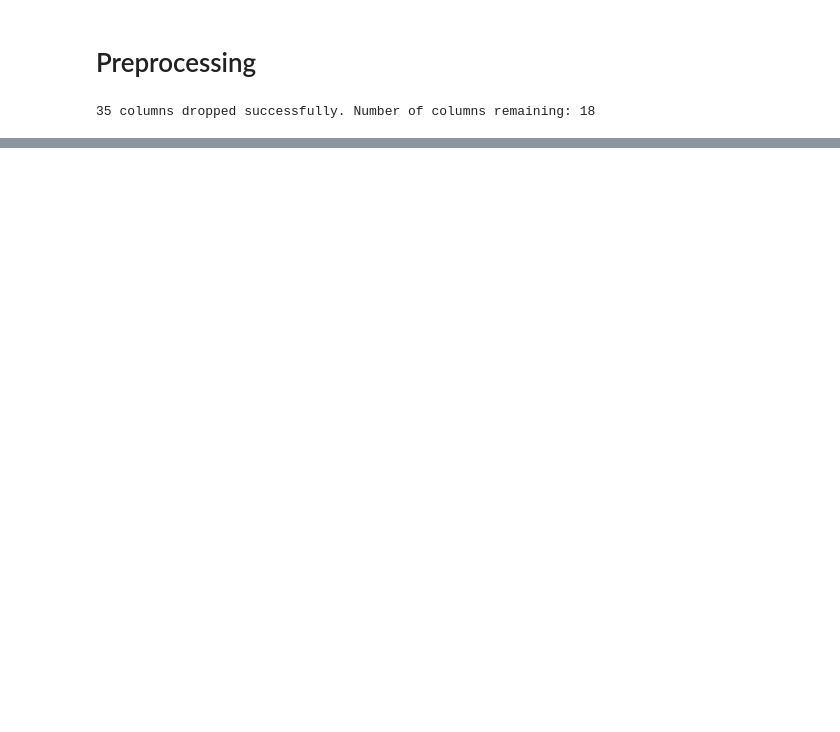
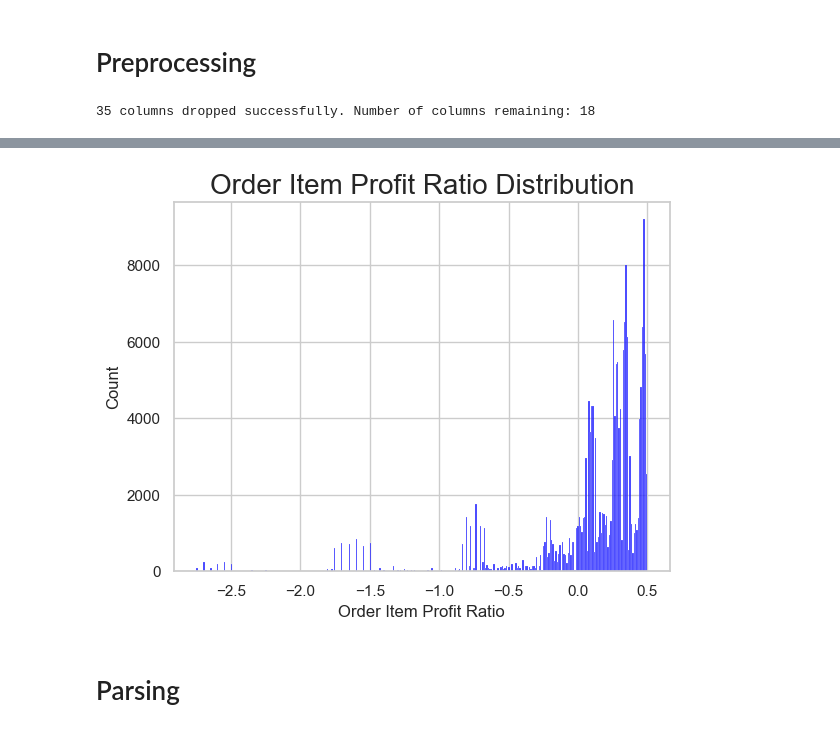
Before and after one commit to jp3tty/Supplier_Analysis, a Jupyter notebook: notebooks/eda_notebook.ipynb, the cells around one changed output, grey strips where cells are left out. Saved outputs shown, nothing was run; the diff lists cells and outputs as text; code cells hidden in the pictures; blank space fills up the shorter version.

```diff
--- a/notebooks/eda_notebook.ipynb
+++ b/notebooks/eda_notebook.ipynb
@@ -125,0 +177,11 @@ dataset = drop_columns(dataset, columns_to_drop)
+# %%
+def quant_count(num_var, title):
+    sns.histplot(dataset[num_var], kde = False, color = 'Blue')
+    plt.title(title, size = 20)
+    plt.show()
+
+quant_count("Order Item Profit Ratio", "Order Item Profit Ratio Distribution")
+# %% [output]
+[figure, added]
+# %% [markdown]
+# Parsing
```
Also changed, not shown: parts of 23 cells of this notebook, 7 other files.
